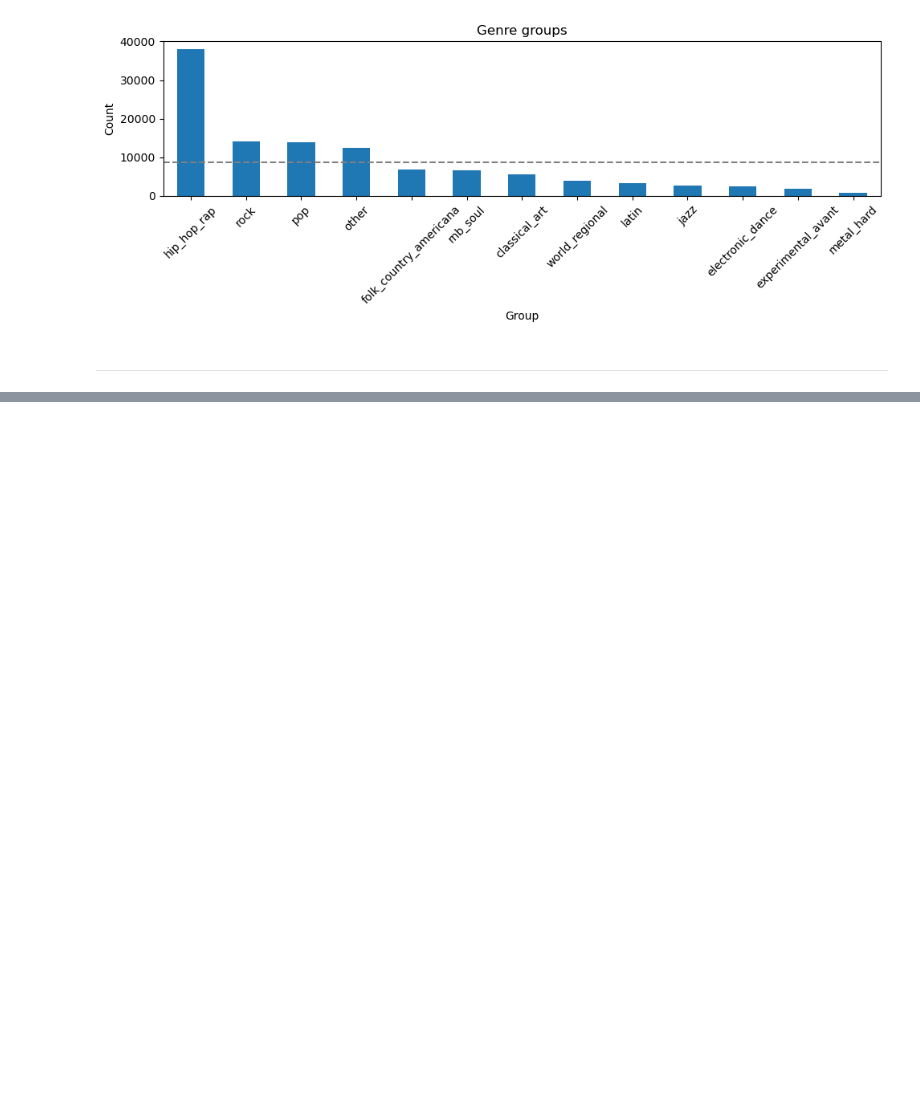
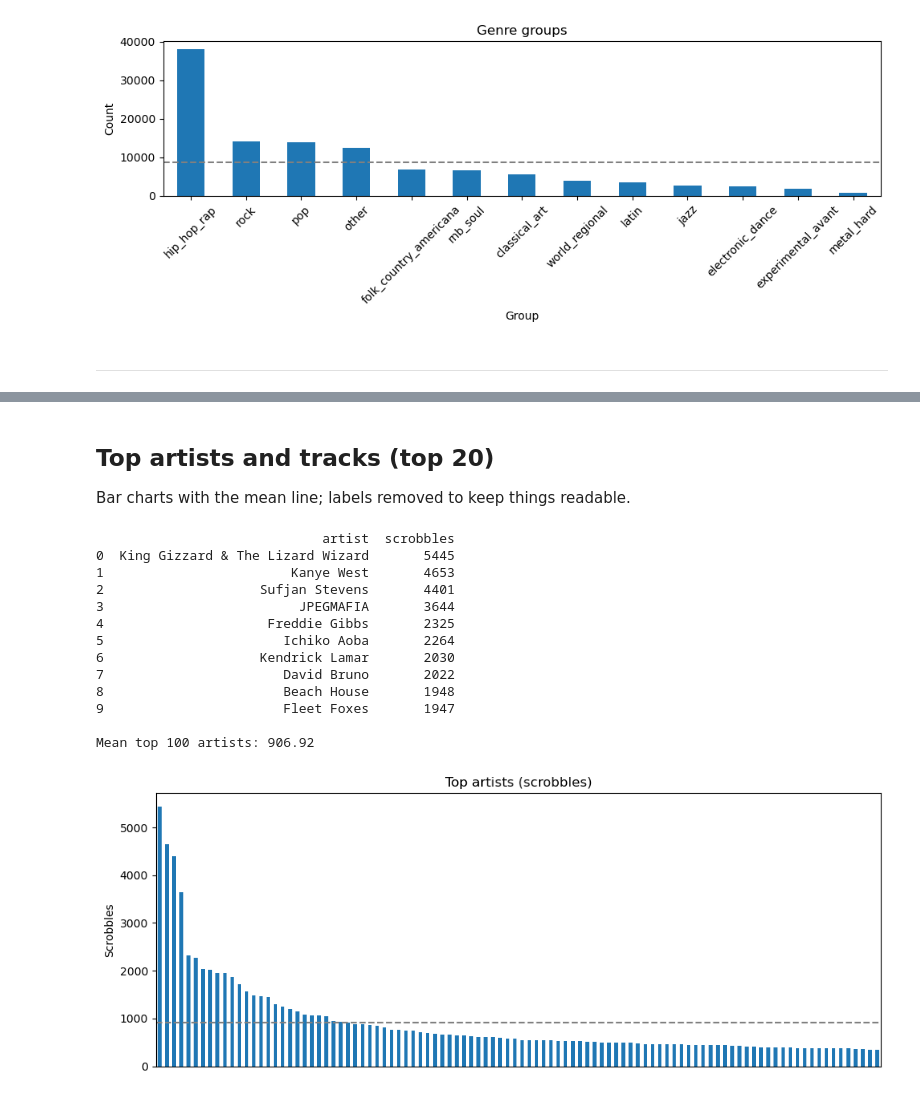
Before and after one commit to Tyainss/song-of-the-week, a Jupyter notebook: notebooks/00_eda.ipynb, the cells around one changed output, grey strips where cells are left out. Cells and saved outputs as stored; diff of their text form; code cells hidden in the pictures; blank space fills up the shorter version.

```diff
--- a/notebooks/00_eda.ipynb
+++ b/notebooks/00_eda.ipynb
@@ -401,0 +481,36 @@ Cleaning will happen outside of this notebook in {CLEAN_DATA_PATH - TO ADD}. We'
+# %% [markdown]
+## Top artists and tracks (top 20)
+Bar charts with the mean line; labels removed to keep things readable.
+# %%
+# Top artists
+top_n = 100
+top_artists = df["artist_name"].value_counts().head(top_n)
+y_mean = top_artists.mean()
+
+print(top_artists.head(10).rename_axis("artist").reset_index(name="scrobbles"))
+print(f'\nMean top 100 artists: {y_mean}')
+
+plt.figure(figsize=(10,4))
+top_artists.plot(kind="bar")
+plt.axhline(y_mean, linestyle="--", color='grey')
+plt.title("Top artists (scrobbles)")
+plt.xlabel("")
+plt.ylabel("Scrobbles")
+plt.xticks([], [])
+plt.tight_layout()
+plt.show()
+# %% [output]
+                             artist  scrobbles
+0  King Gizzard & The Lizard Wizard       5445
+1                        Kanye West       4653
+2                    Sufjan Stevens       4401
+3                         JPEGMAFIA       3644
+4                     Freddie Gibbs       2325
+5                       Ichiko Aoba       2264
+6                    Kendrick Lamar       2030
+7                       David Bruno       2022
+8                       Beach House       1948
+9                       Fleet Foxes       1947
+
+Mean top 100 artists: 906.92
+[figure, added]
```
Also changed, not shown: parts of 24 cells of this notebook.
